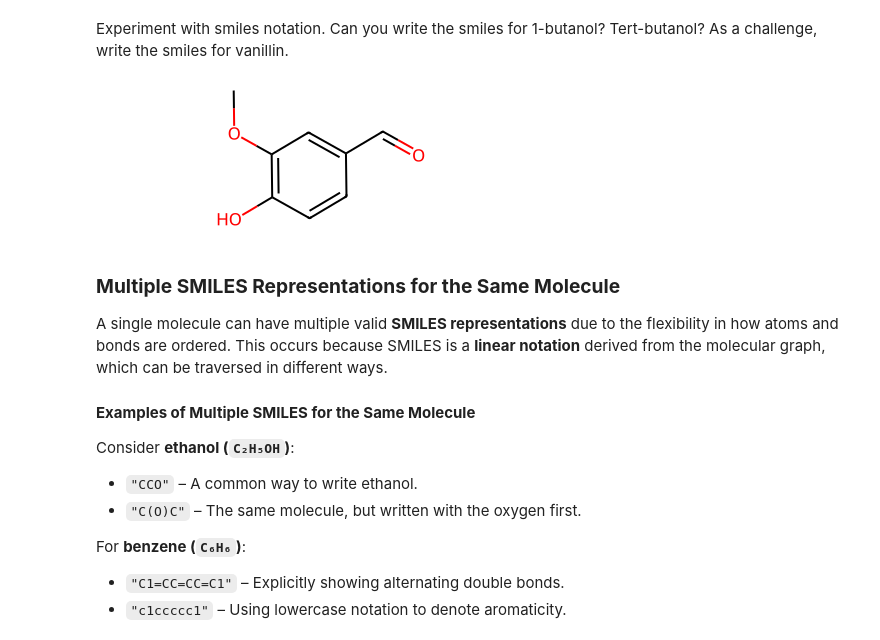
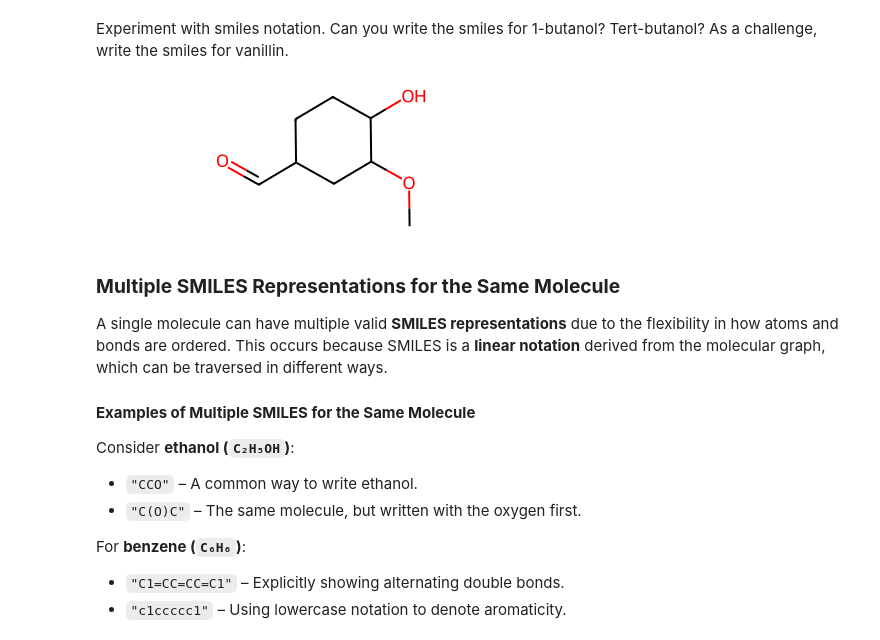
Before and after one commit to Giulio-grt/ppchem, a Jupyter notebook: Exercices/06_exercise.ipynb, the cells around one changed output. Cells and saved outputs as stored; diff of their text form; code cells hidden in the pictures.

```diff
--- a/Exercices/06_exercise.ipynb
+++ b/Exercices/06_exercise.ipynb
@@ -61,14 +61,15 @@ For a more detailed introduction, check out these resources:
 ## **Practice with SMILES**
 # %% [markdown]
 Experiment with smiles notation. Can you write the smiles for 1-butanol? Tert-butanol? As a challenge, write the smiles for vanillin.
-# %%
-butanol = # your smiles here
-tertbutanol = # your smiles here
-vanillin = # your smiles here
-
-Chem.MolFromSmiles(vanillin)
-# %% [output]
-[figure, removed]
+# %%
+butanol = "CCCCO"
+tertbutanol = "C"
+vanillin = "COC1CC(C=O)CCC1O"
+
+Chem.MolFromSmiles(butanol)
+Chem.MolFromSmiles(vanillin)
+# %% [output]
+[figure, added]
 # %% [markdown]
 ### **Multiple SMILES Representations for the Same Molecule**
 
```
Also changed, not shown: parts of 3 cells of this notebook.
